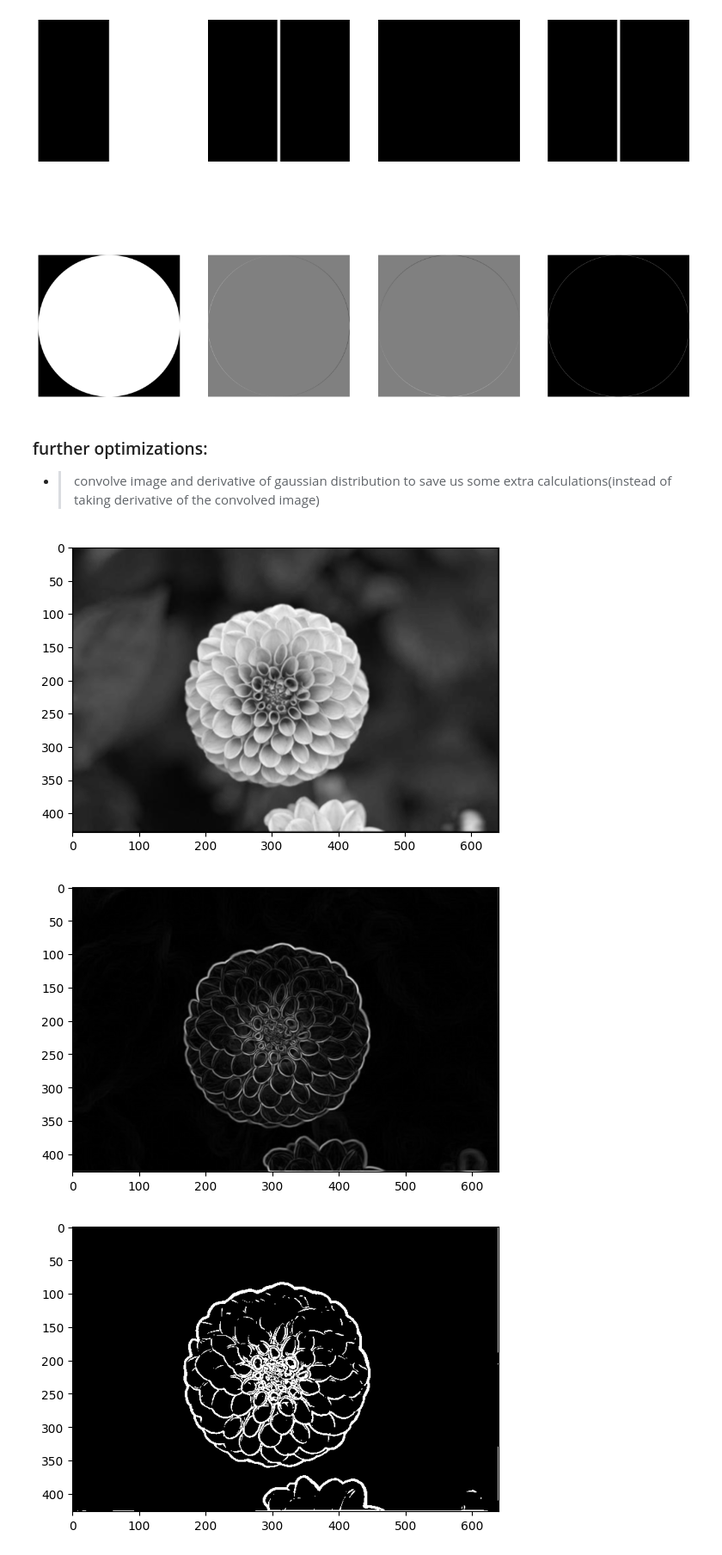
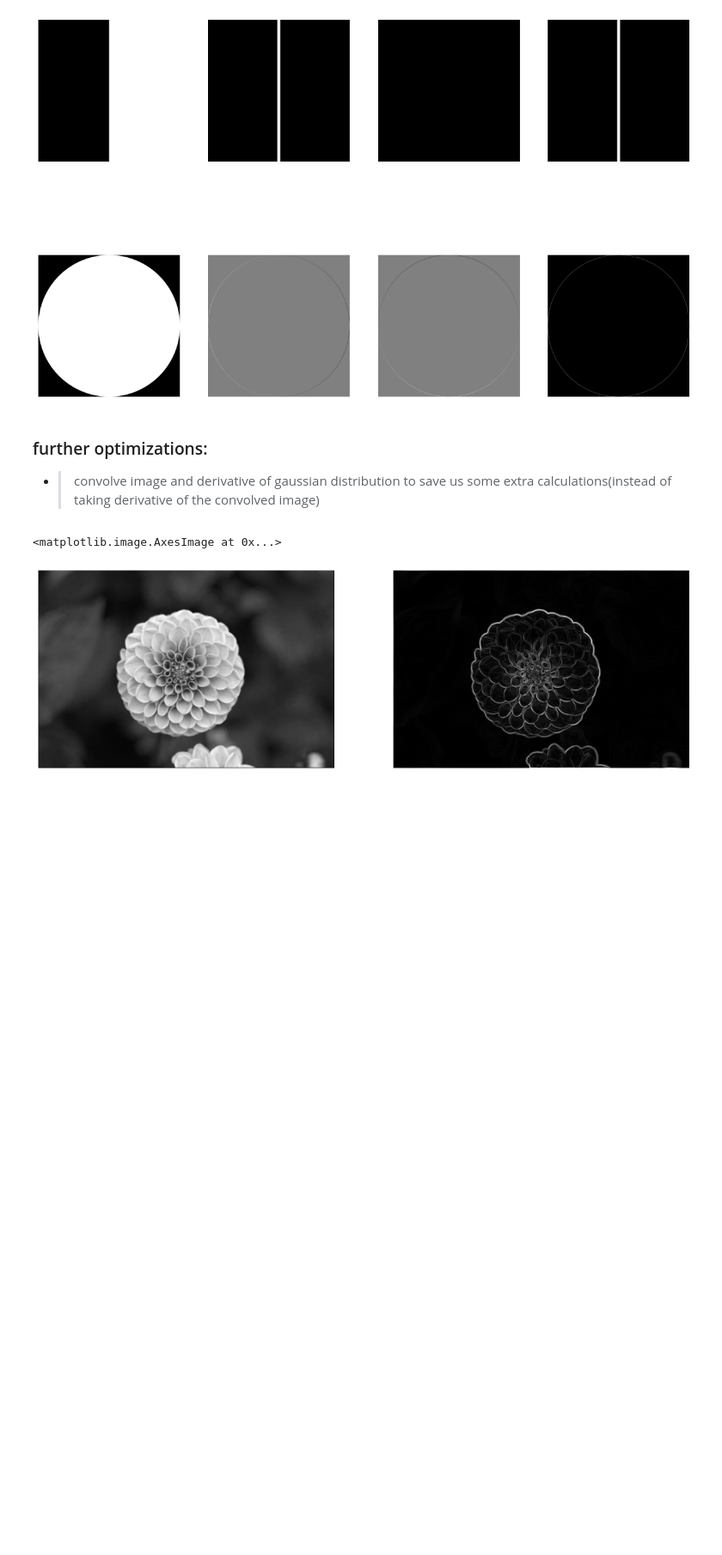
Before and after one commit to York-Citynew/edge_detection, a Jupyter notebook: edge_detection.ipynb, the cells around one changed output. Shown at 86% size. Cells and saved outputs as stored; diff of their text form; code cells hidden in the pictures; blank space fills up the shorter version.

```diff
--- a/edge_detection.ipynb
+++ b/edge_detection.ipynb
@@ -57,16 +64,17 @@ plt.show()
 - > convolve image and derivative of gaussian distribution to save us some extra calculations(instead of taking derivative of the convolved image)
 # %%
 image = imread('flower.jpg', IMREAD_GRAYSCALE)
-image = correlate2d(image, np.array([[1, 2, 1], [2, 4, 2], [1, 2, 1]])/16)
-derivative_image = np.sqrt(correlate2d(image, derivative_x, 'valid')**2 + correlate2d(image, derivative_y, 'valid')**2)
-derivative_image_thresholded = (derivative_image>100).astype(np.uint8)
-plt.imshow(image, 'gray')
-plt.show()
-plt.imshow(derivative_image, 'gray')
-plt.show()
-plt.imshow(derivative_image_thresholded,'gray')
-plt.show()
+image = correlate2d(image, np.array([[1, 2, 1], [2, 4, 2], [1, 2, 1]])/16) # Smooth the image
+gx_image = correlate2d(image, gx, 'valid')
+gy_image = correlate2d(image, gy, 'valid')
+g_magnitude = np.sqrt(gx_image**2 + gy_image**2)
+g_angle = np.arctan2(gy_image, gx_image)
+
+_, (ax1, ax2) = plt.subplots(1, 2, figsize=(15, 6))
+ax1.axis('off')
+ax1.imshow(image, 'gray')
+ax2.axis('off')
+ax2.imshow(g_magnitude, 'gray')
 # %% [output]
+<matplotlib.image.AxesImage at 0x...>
-[figure, old version]
+[figure, new version]
-[figure, removed]
-[figure, removed]
```
Also changed, not shown: parts of 4 cells of this notebook, 1 other file.
